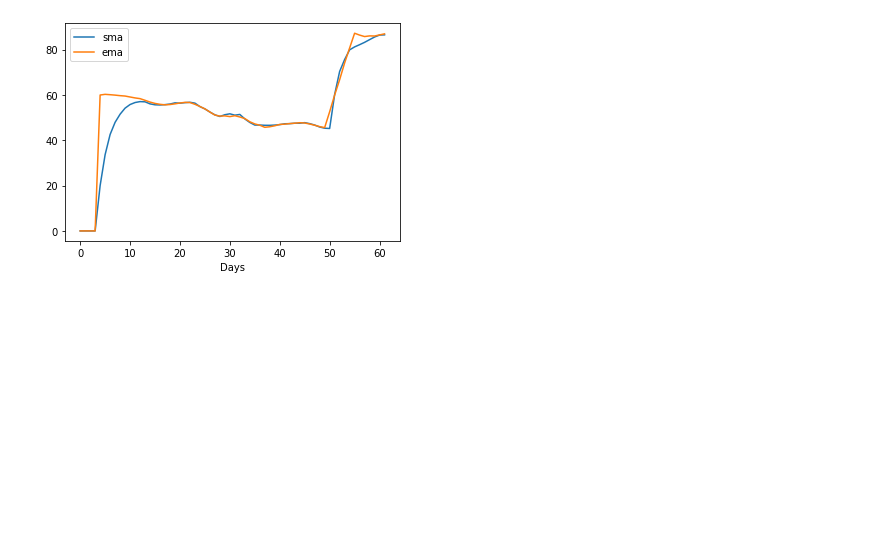
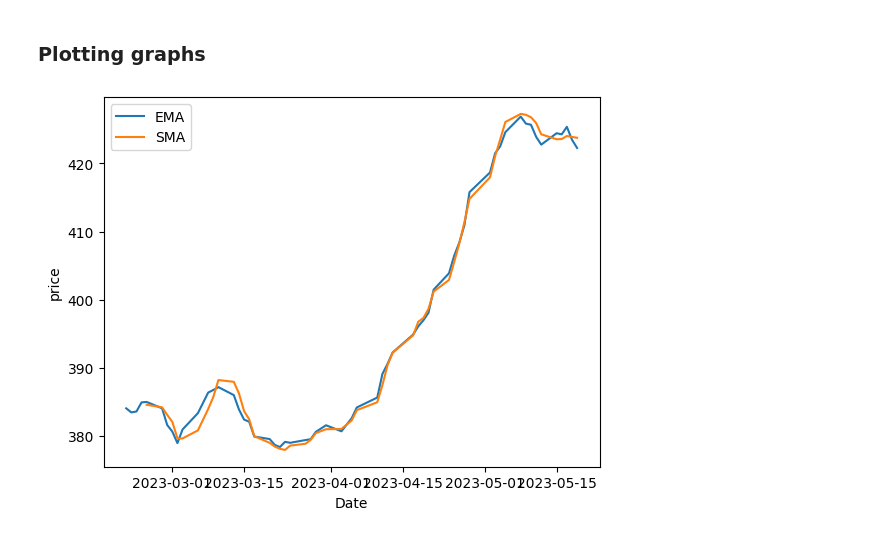
Before and after one commit to ashutosh-goel/algofindev-submissions, a Jupyter notebook: FAC sem pro assignment-1.ipynb, the cells around one changed output. Saved outputs shown, nothing was run; the diff lists cells and outputs as text; code cells hidden in the pictures; blank space fills up the shorter version.

```diff
--- a/FAC sem pro assignment-1.ipynb
+++ b/FAC sem pro assignment-1.ipynb
@@ -17,5 +8,5 @@ data.head()
 # %%
-ticker = yf.Ticker('ITC')
-df = ticker.history(period="5y")
-df
+ticker = yf.Ticker('ITC.NS')
+data = ticker.history(period="3mo")
+data.head()
 # %% [output]
@@ -44,4 +22,7 @@ TATASTEEL: No data found, symbol may be delisted
 # %%
-data['SMA']=0
+SMA=np.zeros(len(data))
 for i in range(len(data)-4):
-    data['SMA'][i+4]= data.loc[i:i+5,'Adj Close'].mean()
+      close = data.iloc[i:i+5, data.columns.get_loc('Close')]
+      SMA[i+4] = close.mean()
+      if SMA[i]==0:
+            SMA[i]=None
@@ -74,6 +49,9 @@ data['SMA'].plot(title='sma')
 # %%
 s = 2
 t = 5
-data['EMA']=0
-for i in range(len(data)-4):
-    data['EMA'][i+4]=(data['EMA'][i+3]*(1-(s/(1+t))))+(data['Adj Close'][i+4]*(s/(1+t)))
+EMA = np.zeros(len(data))
+for i in range(len(data)):
+    if i==0:
+        EMA[i] = data['Close'][0]
+    else:
+        EMA[i] = (EMA[i-1]*(1-(s/(1+t))))+(data['Close'][i]*(s/(1+t)))
@@ -106,8 +76,11 @@ data['EMA'].plot(title='ema')
+# %% [markdown]
+### Plotting graphs
 # %%
-plt.plot(data['EMA'],label='sma')
-plt.plot(data['SMA'],label='ema')
-plt.xlabel('Days')
+plt.plot(data.index,EMA,label='EMA')
+plt.plot(data.index,SMA,label='SMA')
+plt.xlabel('Date')
+plt.ylabel('price')
 plt.legend()
 plt.show()
 # %% [output]
-[figure, old version]
+[figure, new version]
```
Also changed, not shown: parts of 15 cells of this notebook.
